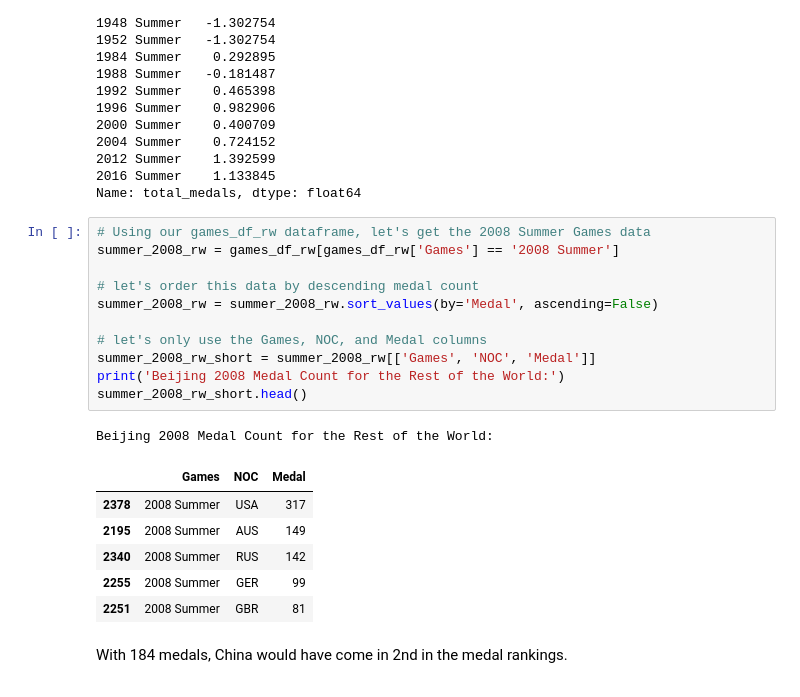
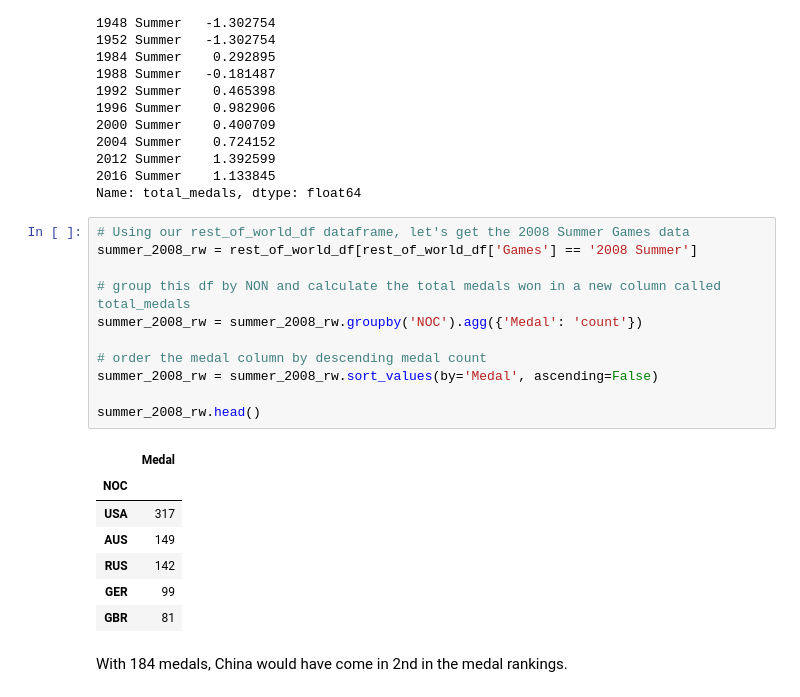
Before and after one commit to rjrdelatorre/group-1-project-1, a Jupyter notebook: china_clean.ipynb, the cells around one changed output. Drawn from its saved outputs; the diff is of its cells as text.

```diff
--- a/china_clean.ipynb
+++ b/china_clean.ipynb
@@ -304,24 +276,24 @@ Games
 2016 Summer    1.133845
 Name: total_medals, dtype: float64
 # %%
-# Using our games_df_rw dataframe, let's get the 2008 Summer Games data
-summer_2008_rw = games_df_rw[games_df_rw['Games'] == '2008 Summer']
+# Using our rest_of_world_df dataframe, let's get the 2008 Summer Games data
+summer_2008_rw = rest_of_world_df[rest_of_world_df['Games'] == '2008 Summer']
 
-# let's order this data by descending medal count
+# group this df by NON and calculate the total medals won in a new column called total_medals
+summer_2008_rw = summer_2008_rw.groupby('NOC').agg({'Medal': 'count'})
+
+# order the medal column by descending medal count
 summer_2008_rw = summer_2008_rw.sort_values(by='Medal', ascending=False)
 
-# let's only use the Games, NOC, and Medal columns
-summer_2008_rw_short = summer_2008_rw[['Games', 'NOC', 'Medal']]
-print('Beijing 2008 Medal Count for the Rest of the World:')
-summer_2008_rw_short.head()
+summer_2008_rw.head()
 # %% [output]
-Beijing 2008 Medal Count for the Rest of the World:
-|  | Games | NOC | Medal |
-| 2378 | 2008 Summer | USA | 317 |
-| 2195 | 2008 Summer | AUS | 149 |
-| 2340 | 2008 Summer | RUS | 142 |
-| 2255 | 2008 Summer | GER | 99 |
-| 2251 | 2008 Summer | GBR | 81 |
+|  | Medal |
+| NOC |  |
+| USA | 317 |
+| AUS | 149 |
+| RUS | 142 |
+| GER | 99 |
+| GBR | 81 |
 # %% [markdown]
 With 184 medals, China would have come in 2nd in the medal rankings.
 # %%
```
Also changed, not shown: parts of 5 cells of this notebook, 5 other files.
